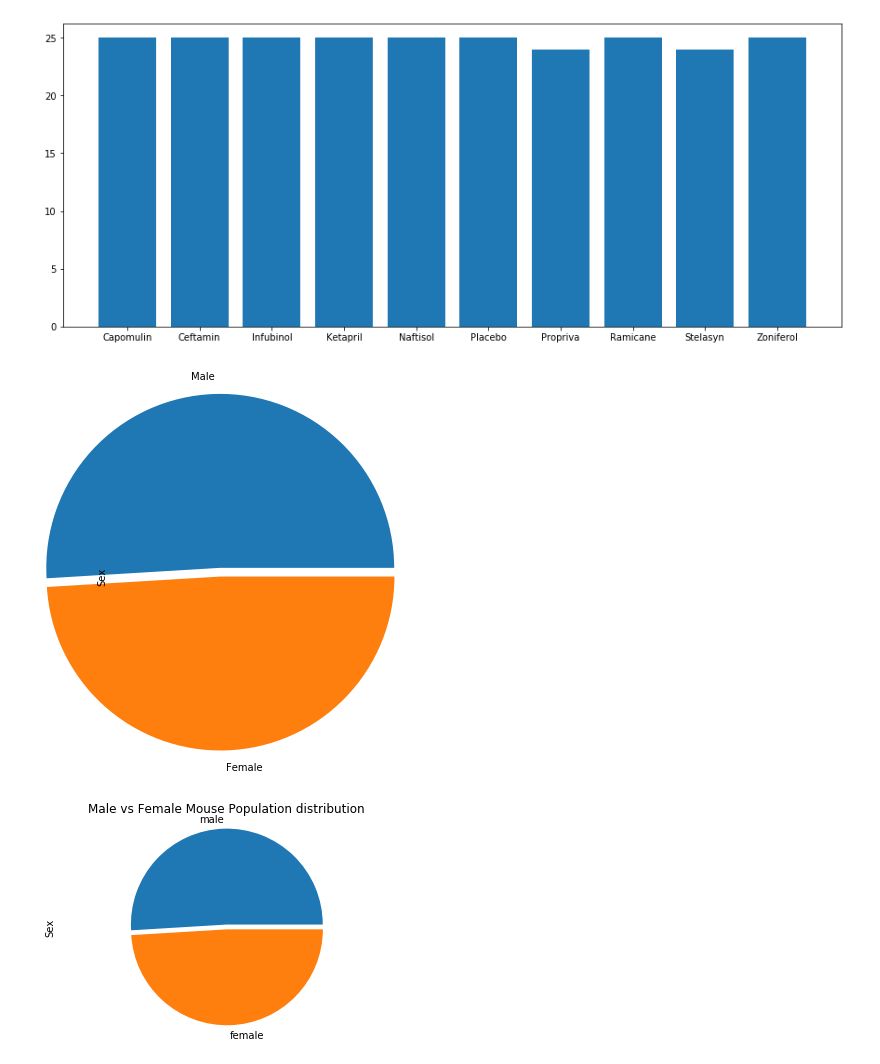
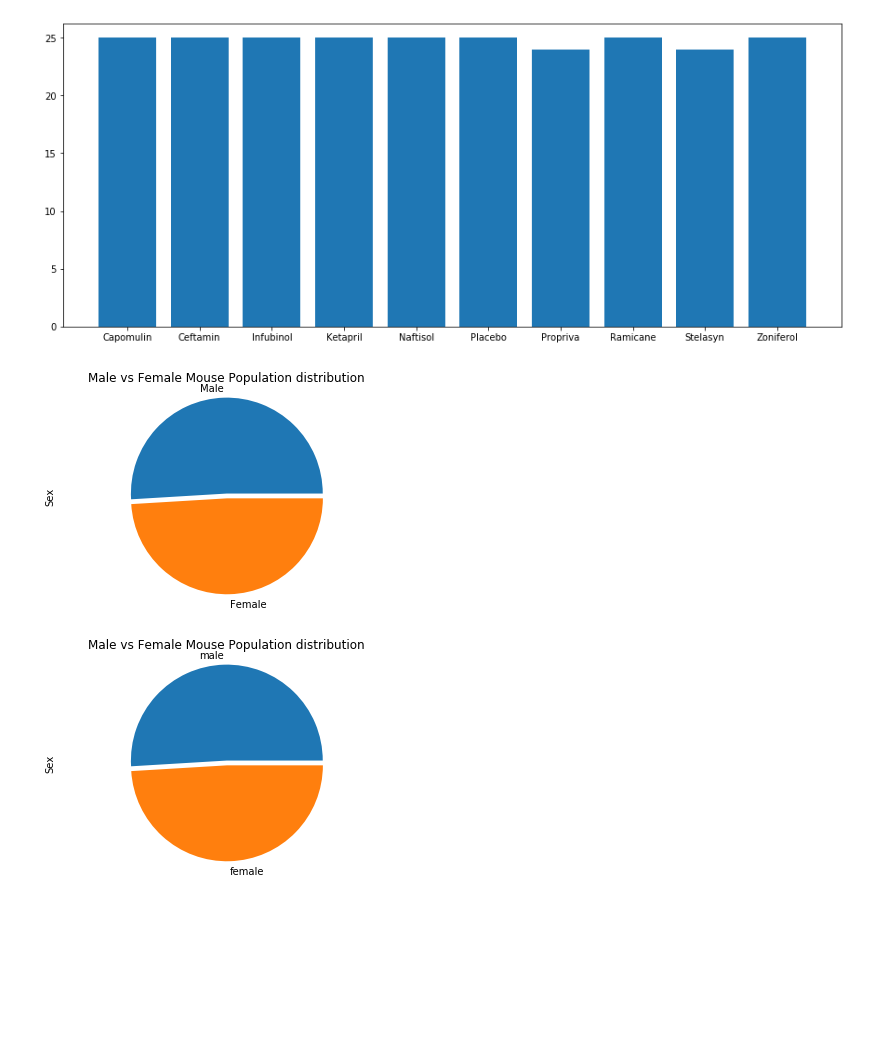
Before and after one commit to anilzown/Matplotlib-The-Power-of-Plots, a Jupyter notebook: pymaceuticals_starter.ipynb, the cells around one changed output. Drawn from its saved outputs; the diff is of its cells as text; code cells hidden in the pictures; blank space fills up the shorter version.

```diff
--- a/pymaceuticals_starter.ipynb
+++ b/pymaceuticals_starter.ipynb
@@ -146,9 +149,13 @@ plt.show()
 [figure]
 # %%
 # Generate a pie plot showing the distribution of female versus male mice using pandas
-clean.Sex.value_counts().plot.pie(radius=2,explode=(.1,.0));
+
+pie = clean.Sex.value_counts().plot.pie(title="Male vs Female Mouse Population distribution",radius=2,explode=(.1,.0));
+# pie.set_ylabel("sex")
+plt.axis("equal")
+plt.show()
 # %% [output]
-[figure, old version]
+[figure, new version]
 # %%
 # Generate a pie plot showing the distribution of female versus male mice using pyplot
 labels=['male','female']
```
Also changed, not shown: parts of 14 cells of this notebook.
